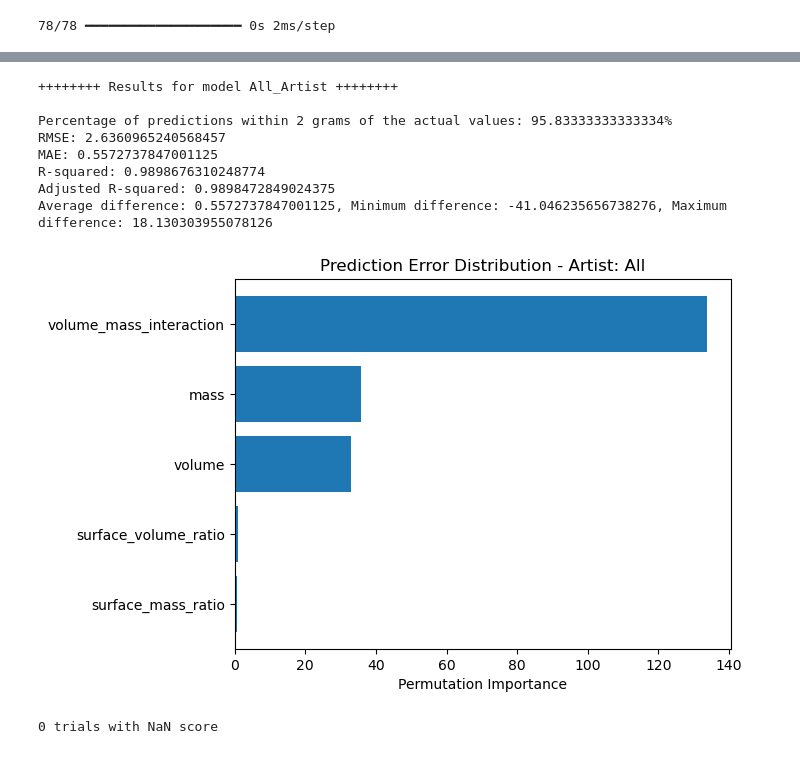
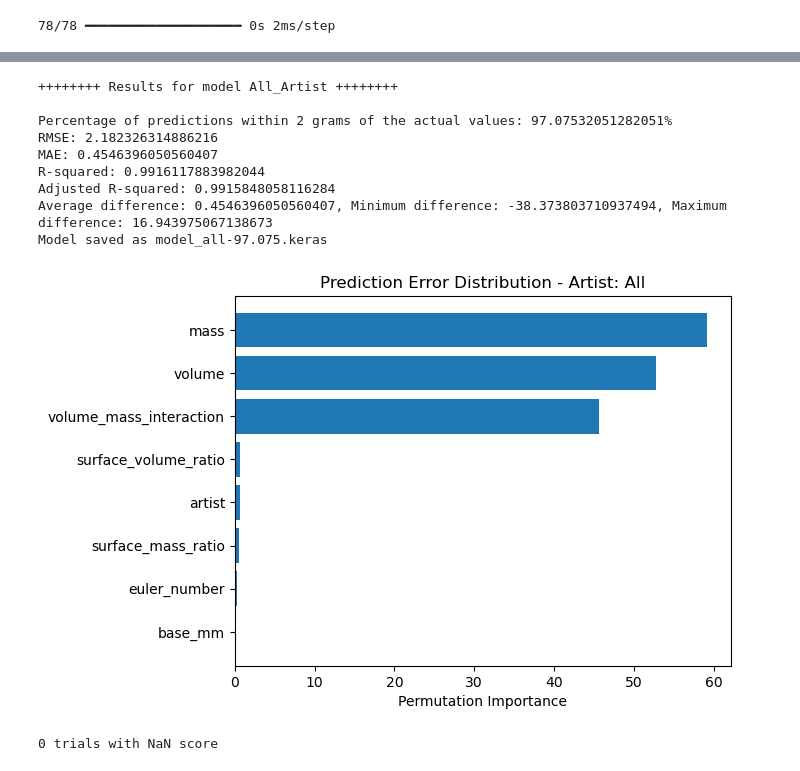
Before and after one commit to SirDarcanos/minires-models, a Jupyter notebook: NN.ipynb, the cells around one changed output, grey strips where cells are left out. Saved outputs shown, nothing was run; the diff lists cells and outputs as text; code cells hidden in the pictures.

```diff
--- a/NN.ipynb
+++ b/NN.ipynb
@@ -444,0 +397,39 @@ Wall time: 49.7 s
+# %%
+def build_and_fit_from_hps(best_hps, X_train, y_train, X_test, y_test):
+    X_train = np.array(X_train, dtype=np.float32)
+    n_features = X_train.shape[1]
+
+    normalizer = Normalization(axis=-1)
+    normalizer.adapt(X_train)
+
+    model = build_and_compile_model(best_hps, n_features, normalizer)
+    history = model.fit(
+        X_train, y_train,
+        validation_split=0.3,
+        epochs=100,
+        batch_size=BATCH_SIZE,
+        callbacks=CALLBACKS,
+        verbose=0
+    )
+    mae = model.evaluate(X_test, y_test, verbose=0)[1]
+    return history, model, mae
+# %%
+features = [
+    'artist',
+    'volume',
+    'mass',
+    'volume_mass_interaction',
+    'surface_volume_ratio',
+    'surface_mass_ratio',
+    'base_mm',
+    'euler_number'
+]
+# %%
+%%time
+
+X_train = X_train[features]
+X_test  = X_test[features]
+
+history, model, mae = build_and_fit_from_hps(best_hps, X_train, y_train, X_test, y_test)
+
+print("MAE: ", mae)
@@ -464,5 +455,5 @@ Best All_Artists Model:  [2.6530022621154785, 0.5572737455368042]
 # %%
-predictions = best_model.predict(X_test).flatten()
+predictions = model.predict(X_test).flatten()
 # %% [output]
 78/78 ━━━━━━━━━━━━━━━━━━━━ 0s 2ms/step
 # %%
@@ -611,20 +602,21 @@ def save_model(model, file_path, accuracy):
         model.save(file_path)
         print(f'Model saved as {file_path}')
 # %%
-accuracy = get_results('All_Artist', predictions, y_test, error_margin=ERROR_MARGIN_G, num_predictors=best_model.input_shape[1])
+accuracy = get_results('All_Artist', predictions, y_test, error_margin=ERROR_MARGIN_G, num_predictors=model.input_shape[1])
 calculate_differences(y_test, predictions)
 save_model(best_model, f'model_all-{round(accuracy, 3)}.keras', accuracy)
-plot_permutation_importance(best_model, X_test, y_test, SEED, artist='All')
+plot_permutation_importance(model, X_test, y_test, SEED, artist='All')
 # %% [output]
 ++++++++ Results for model All_Artist ++++++++
 
-Percentage of predictions within 2 grams of the actual values: 95.83333333333334%
-RMSE: 2.6360965240568457
-MAE: 0.5572737847001125
-R-squared: 0.9898676310248774
-Adjusted R-squared: 0.9898472849024375
-Average difference: 0.5572737847001125, Minimum difference: -41.046235656738276, Maximum difference: 18.130303955078126
+Percentage of predictions within 2 grams of the actual values: 97.07532051282051%
+RMSE: 2.182326314886216
+MAE: 0.4546396050560407
+R-squared: 0.9916117883982044
+Adjusted R-squared: 0.9915848058116284
+Average difference: 0.4546396050560407, Minimum difference: -38.373803710937494, Maximum difference: 16.943975067138673
+Model saved as model_all-97.075.keras
-[figure, old version]
+[figure, new version]
 # %%
 def hp_results_to_df(tuner, top_n=None):
     if top_n is None:
```
Also changed, not shown: parts of 13 cells of this notebook, 2 other files.
